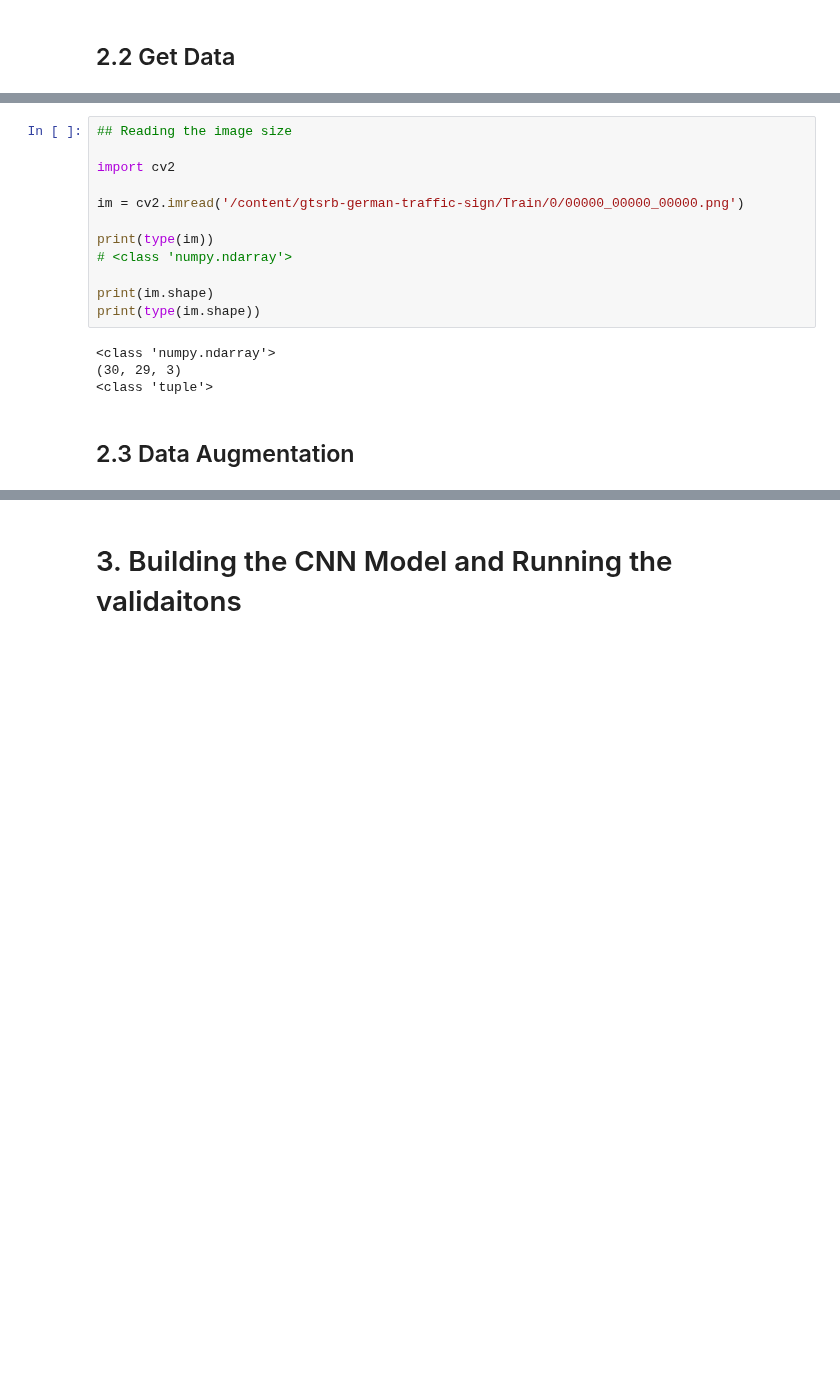
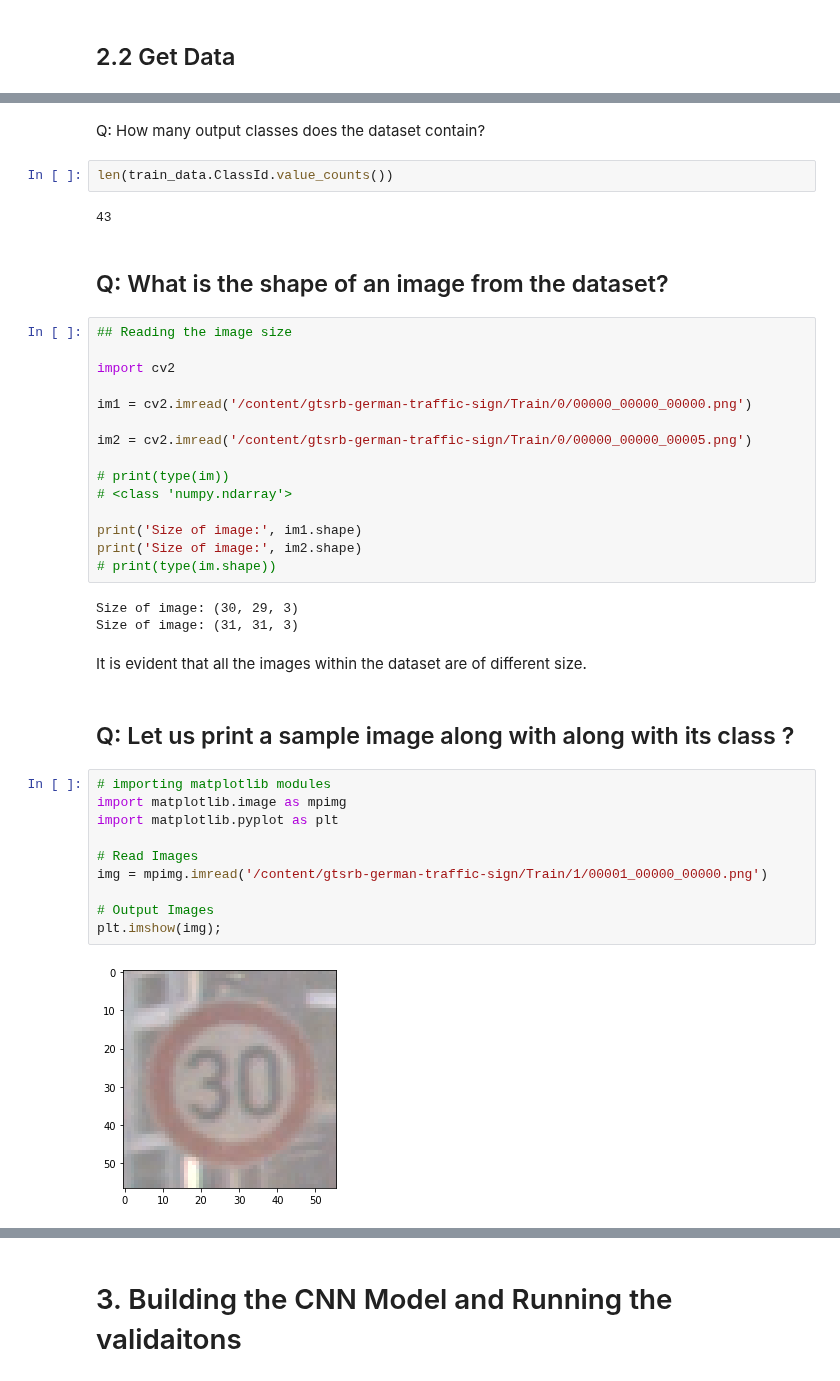
Before and after one commit to IanEspinoso/mock_mr_ganger, a Jupyter notebook: GTRSB - CNN (TensorFlow).ipynb, the cells around one changed output, grey strips where cells are left out. Cells and saved outputs as stored; diff of their text form; blank space fills up the shorter version.

Commit message:
complete till image generator

```diff
--- a/GTRSB - CNN (TensorFlow).ipynb
+++ b/GTRSB - CNN (TensorFlow).ipynb
@@ -59,18 +109,42 @@ df2.head()
+# %% [markdown]
+Q: How many output classes does the dataset contain?
+# %%
+len(train_data.ClassId.value_counts())
+# %% [output]
+43
+# %% [markdown]
+## Q: What is the shape of an image from the dataset?
 # %%
 ## Reading the image size
 
 import cv2
 
-im = cv2.imread('/content/gtsrb-german-traffic-sign/Train/0/00000_00000_00000.png')
+im1 = cv2.imread('/content/gtsrb-german-traffic-sign/Train/0/00000_00000_00000.png')
 
-print(type(im))
+im2 = cv2.imread('/content/gtsrb-german-traffic-sign/Train/0/00000_00000_00005.png')
+
+# print(type(im))
 # <class 'numpy.ndarray'>
 
-print(im.shape)
-print(type(im.shape))
+print('Size of image:', im1.shape)
+print('Size of image:', im2.shape)
+# print(type(im.shape))
 # %% [output]
-<class 'numpy.ndarray'>
-(30, 29, 3)
-<class 'tuple'>
+Size of image: (30, 29, 3)
+Size of image: (31, 31, 3)
-# %% [markdown]
-## 2.3 Data Augmentation
+# %% [markdown]
+It is evident that all the images within the dataset are of different size.
+# %% [markdown]
+## Q: Let us print a sample image along with along with its class ?
+# %%
+# importing matplotlib modules
+import matplotlib.image as mpimg
+import matplotlib.pyplot as plt
+
+# Read Images
+img = mpimg.imread('/content/gtsrb-german-traffic-sign/Train/1/00001_00000_00000.png')
+
+# Output Images
+plt.imshow(img);
+# %% [output]
+[figure, added]
```
Also changed, not shown: parts of 17 cells of this notebook.
